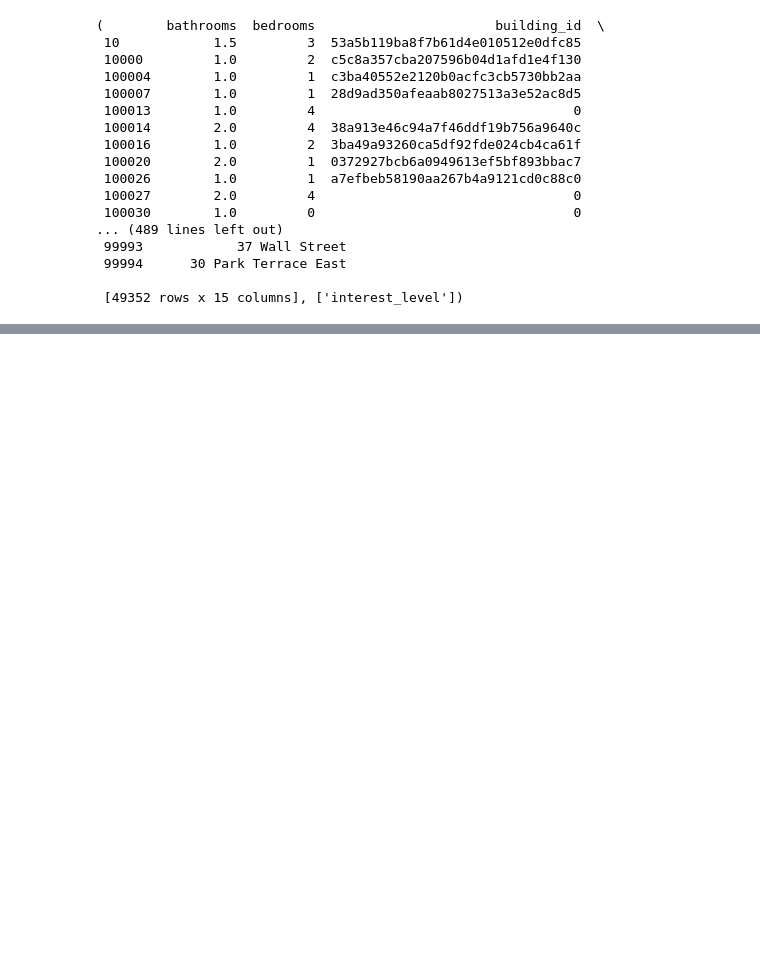
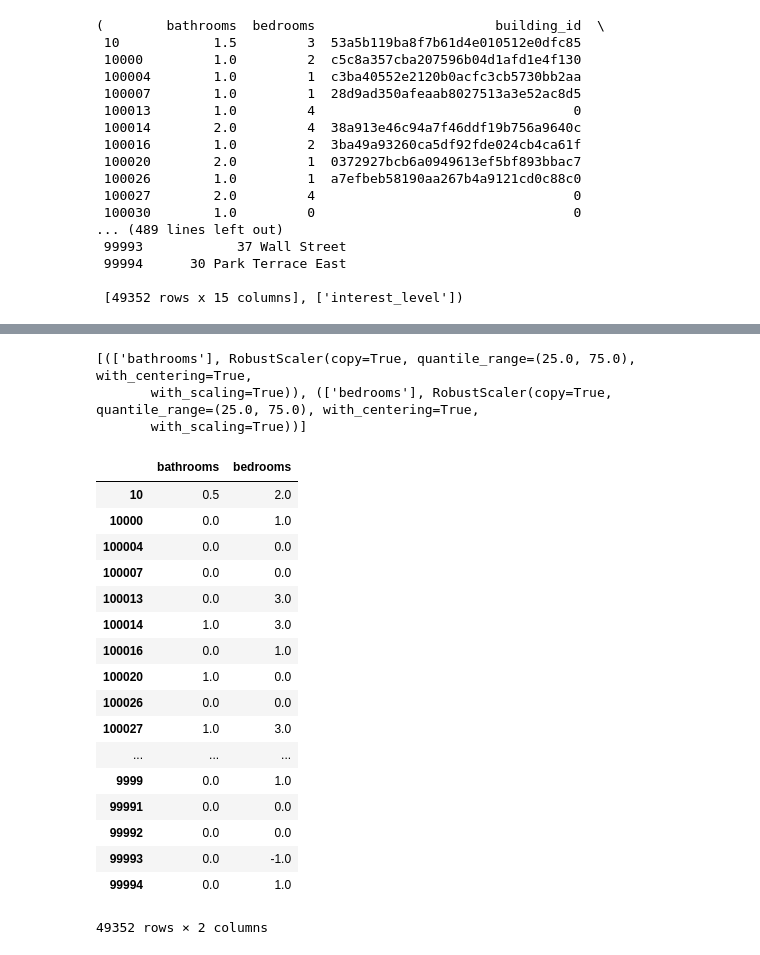
Before and after one commit to mratsim/Apartment-Interest-Prediction, a Jupyter notebook: StarMap playground.ipynb, the cells around one changed output, grey strips where cells are left out. Saved outputs shown, nothing was run; the diff lists cells and outputs as text; code cells hidden in the pictures; blank space fills up the shorter version.

```diff
--- a/StarMap playground.ipynb
+++ b/StarMap playground.ipynb
@@ -139,3 +155,17 @@ with Pool(cpu_count()) as mp:
     ]
 # %%
 test3
+# %%
+from functools import reduce
+from itertools import starmap
+from multiprocessing import Pool, cpu_count
+from sklearn.preprocessing import OneHotEncoder
+import pandas as pd
+
+# zipWith
+def zip_with(f, list_of_tuple):
+    return starmap(f, zip(*list_of_tuple))
+
+############# Helper pandas ###################
+def vconcat(*list_of_df):
+    return pd.concat([*list_of_df], axis=1)
@@ -141,0 +269,32 @@ test3
+# %%
+ sel = [
+    (["bathrooms"],RobustScaler()),
+    (["bedrooms"],RobustScaler())
+ ]
+# %%
+a,b = feat_selection(sel, df_train, df_test)
+# %% [output]
+[(['bathrooms'], RobustScaler(copy=True, quantile_range=(25.0, 75.0), with_centering=True,
+       with_scaling=True)), (['bedrooms'], RobustScaler(copy=True, quantile_range=(25.0, 75.0), with_centering=True,
+       with_scaling=True))]
+# %%
+a
+# %% [output]
+|  | bathrooms | bedrooms |
+| 10 | 0.5 | 2.0 |
+| 10000 | 0.0 | 1.0 |
+| 100004 | 0.0 | 0.0 |
+| 100007 | 0.0 | 0.0 |
+| 100013 | 0.0 | 3.0 |
+| 100014 | 1.0 | 3.0 |
+| 100016 | 0.0 | 1.0 |
+| 100020 | 1.0 | 0.0 |
+| 100026 | 0.0 | 0.0 |
+| 100027 | 1.0 | 3.0 |
+| ... | ... | ... |
+| 9999 | 0.0 | 1.0 |
+| 99991 | 0.0 | 0.0 |
+| 99992 | 0.0 | 0.0 |
+| 99993 | 0.0 | -1.0 |
+| 99994 | 0.0 | 1.0 |
+49352 rows × 2 columns
```
Also changed, not shown: parts of 13 cells of this notebook, 9 other files.
